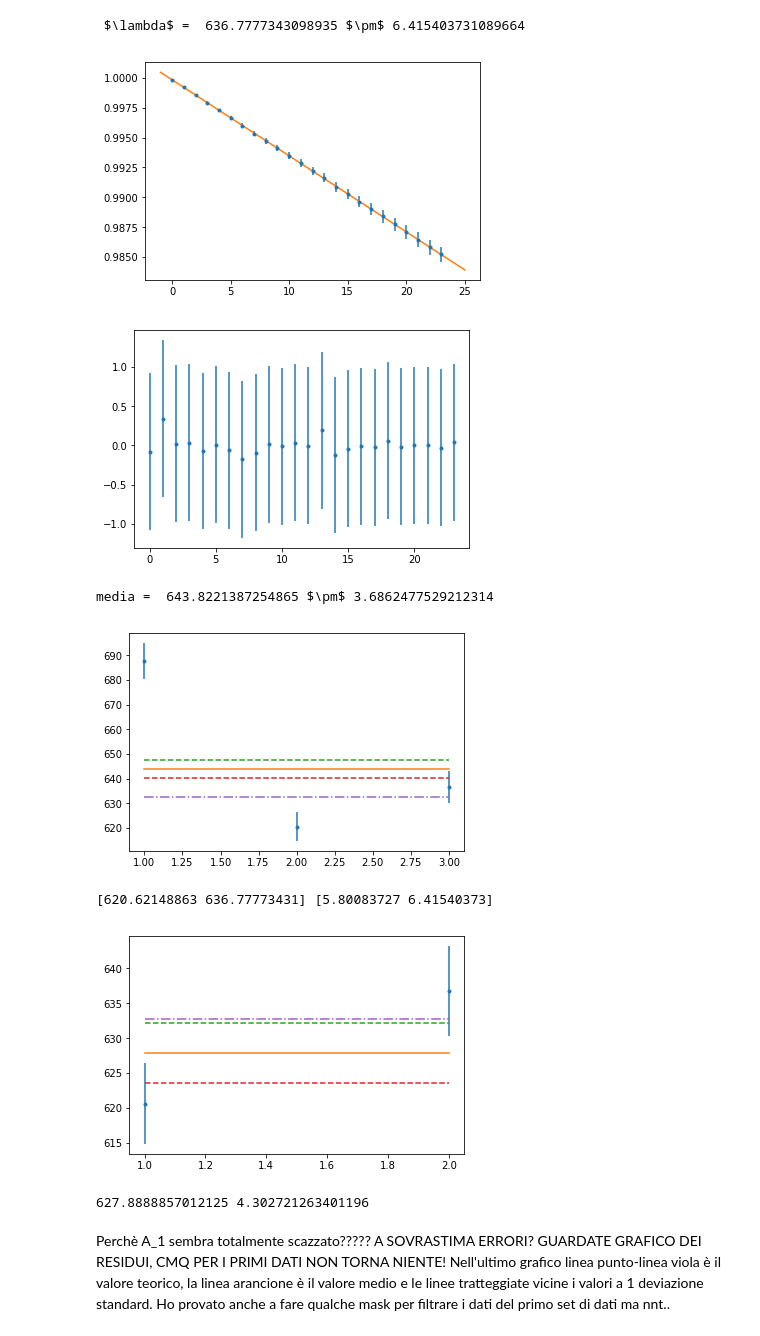
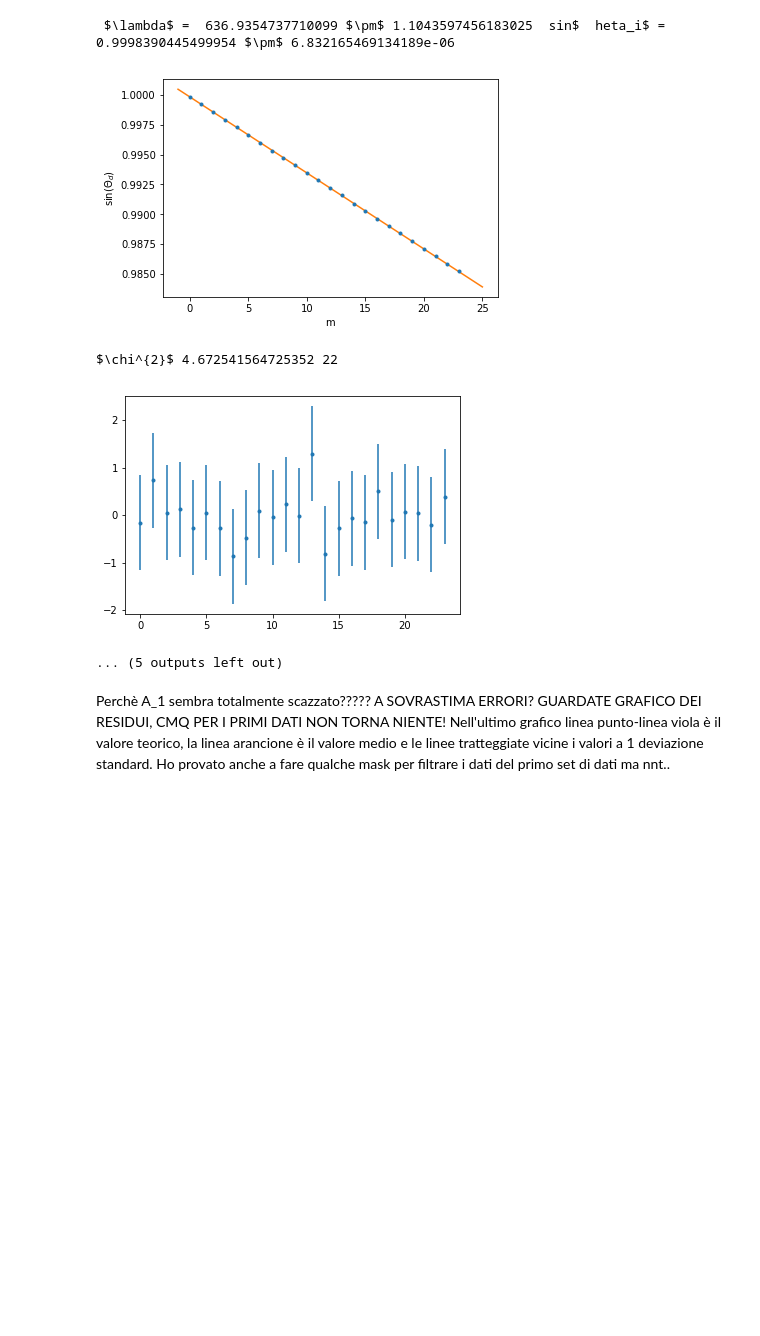
Before and after one commit to Francesco215/Fis-Lab3, a Jupyter notebook: Ottica-2/Ottica2A.ipynb, the cells around one changed output. Cells and saved outputs as stored; diff of their text form; code cells hidden in the pictures; blank space fills up the shorter version.

```diff
--- a/Ottica-2/Ottica2A.ipynb
+++ b/Ottica-2/Ottica2A.ipynb
@@ -20,19 +20,20 @@ def weighted_average(y, dy):
 
 #DATI
 D = 2.22
-dD = 0.05      #metri
-dh = 1         #mm
+dD = 0.00001 #metri ho provato anche con 3 ma gli errori vengono troppo piccoli, sono presenti molti errori sistematici...
+dh = 1.       #mm
 passo_ret = 1  #mm assunto senza errore
 lung_onda = np.array([0.]*3)
 d_lung_onda = np.array([0.]*3)
 nome = np.array(['dati/A1.txt', 'dati/A2.txt', 'dati/A3.txt'])
-immagini = np.array (['immagini/fit_A1.eps', 'immagini/fit_A2.eps', 'immagini/fit_A3.eps', 'immagini/media.eps'])
+immagini = np.array (['immagini/fit_A1.eps', 'immagini/fit_A2.eps', 'immagini/fit_A3.eps', 'immagini/media.eps', 'immagini/media1.eps', 'immagini/residui_norm_A1.eps', 'immagini/residui_norm_A2.eps', 'immagini/residui_norm_A3.eps' ])
 valore_teorico = 632.8   #nm lunghezza d'onda nominale del laser HeNe
 
 for i in range (0,3):
     h = np.loadtxt ( nome[i] , unpack = 'True')
     m = np.linspace (0, len(h)-1, len(h) , dtype = int ) #m parte da zero, il primo punto che abbiamo preso è quello riflesso
     #MASK SU DATI PRIMA PARTE
+    #print(m)
     """
     mask = (m < 4) | (m > 10 )
     m = m[mask]
@@ -46,20 +47,25 @@ for i in range (0,3):
     sin_theta_d = 1./np.sqrt(1. + (tan_theta_n)**2. )
     d_sin_theta_d = ( ( 1. + (tan_theta_n)**2. )**(-1.5) )*tan_theta_n*d_tan_theta_n
     #print ( (d_sin_theta_d/sin_theta_d)*100. )
-    popt, pcov = curve_fit (lineare, m , sin_theta_d , sigma = d_sin_theta_d , absolute_sigma = 'False' ) #absolute sigma?
-    print ( ' $\lambda$ = ', (-1.)*popt[0]*10**6. , '$\pm$',  np.sqrt( pcov.diagonal() )[0]*10**6. )
+    popt, pcov = curve_fit (lineare, m , sin_theta_d , sigma = d_sin_theta_d , absolute_sigma = 'True' ) #absolute sigma? cambia qualcosa mettere o no i param iniziali, io n  li ho messi.....
+    print ( ' $\lambda$ = ', (-1.)*popt[0]*10**6. , '$\pm$',  np.sqrt( pcov.diagonal() )[0]*10**6., ' sin$\theta_i$ = ', popt[1], '$\pm$', np.sqrt( pcov.diagonal() )[1] )
     pl.errorbar (m , sin_theta_d , d_sin_theta_d, fmt = '.')
     x = np.linspace (-1. , len(h) + 1 , 1000)
     pl.plot ( x, lineare (x, *popt) )
-    #pl.savefig(immagini[i],format='eps')
+    pl.xlabel('m')
+    pl.ylabel("sin($\Theta_{d}$)")
+    pl.savefig(immagini[i],format='eps')
     pl.show()
+
+    #CHIQUADRO
+    chi2 = ( ( ( sin_theta_d - lineare(m, *popt) )/ d_sin_theta_d )**2. ).sum()
+    print ( '$\chi^{2}$' , chi2, len(sin_theta_d) - len(popt) )
 
 
     #RESIDUI NORMALIZZATI
     pl.errorbar( m, ( sin_theta_d - lineare (m, *popt) )/d_sin_theta_d , d_sin_theta_d/d_sin_theta_d , fmt = '.')
+    pl.savefig(immagini[i+5],format='eps')
     pl.show()
-
-    #calcolo chi_2 serve??
 
     lung_onda[i] = (-1.)*popt[0]*10**6.
     d_lung_onda[i] = np.sqrt( pcov.diagonal() )[0]*10**6.
@@ -69,24 +75,34 @@ for i in range (0,3):
 media, d_media = weighted_average( lung_onda, d_lung_onda)
 print ( 'media = ', media, '$\pm$',  d_media )
 
-n = np.array ([1,2,3])
+n = np.array([1,2,3])
+y = np.linspace (0.75, 3.25)
 pl.errorbar ( n, lung_onda, d_lung_onda, fmt = '.' )
-pl.plot ( n, np.array([media]*3) )
-pl.plot ( n, np.array([media + d_media]*3), linestyle = 'dashed' )
-pl.plot ( n, np.array([media - d_media]*3), linestyle = 'dashed')    #come si fa insieme? risolvere problema
-pl.plot ( n, np.array([valore_teorico]*3), linestyle = '-.' )      #sembra che nn prende dash-dot e qualcosa nn funzionava...
-#pl.savefig (immagini[3], format = 'eps')
+pl.plot ( y, y - y + media )
+pl.plot ( y, y - y + (valore_teorico), linestyle = '-.', color = 'blue' )      #sembra che nn prende dash-dot e qualcosa nn funzionava...
+pl.plot ( y, y - y + (media + d_media) , linestyle = 'dashed', color = 'green' )
+pl.plot ( y, y - y + (media - d_media), linestyle = 'dashed', color = 'green' )  #come si fa insieme? risolvere problema
+pl.xlabel('Misura')
+pl.ylabel('$\lambda$ [nm]')
+pl.savefig (immagini[3], format = 'eps')
+pl.xticks(n)
+#pl.xticks ( np.arange(2),('Tom', 'Dick') )        #rivedere, interessante....
+#pl.xlim(0.75, 3.25)
 pl.show()
 
 #CALCOLO MEDIA CON I DUE VALORI BUONI
 n1 = np.array([1,2])
+z = np.linspace(0.75, 2.25)                       #numero samples default 50
 print(lung_onda[1:], d_lung_onda[1:])
 pl.errorbar(n1, lung_onda[1:], d_lung_onda[1:], fmt='.')
 media1, d_media1 = weighted_average(lung_onda[1:], d_lung_onda[1:])
-pl.plot(n1, np.array([media1]*2) )
-pl.plot(n1, np.array([media1 + d_media1]*2), linestyle = 'dashed')
-pl.plot(n1, np.array([media1 - d_media1]*2), linestyle = 'dashed')
-pl.plot(n1, np.array([valore_teorico]*2), linestyle = '-.' )
+pl.plot(z, z - z + (media1) )
+pl.plot(z, z - z + (media1 + d_media1), linestyle = 'dashed')
+pl.plot(z, z - z + (media1 - d_media1), linestyle = 'dashed')
+pl.plot(z, z - z + (valore_teorico), linestyle = '-.' )
+pl.xticks(n1)
+#pl.xlim(0.75, 2.25 )
+pl.savefig(immagini[4],format='eps')
 pl.show()
 print (media1, d_media1)
 # %% [output]
@@ -99,11 +117,8 @@ print (media1, d_media1)
- $\lambda$ =  636.7777343098935 $\pm$ 6.415403731089664
+ $\lambda$ =  636.9354737710099 $\pm$ 1.1043597456183025  sin$  heta_i$ =  0.9998390445499954 $\pm$ 6.832165469134189e-06
-[figure, old version]
+[figure, new version]
+$\chi^{2}$ 4.672541564725352 22
-[figure, old version]
+[figure, new version]
-media =  643.8221387254865 $\pm$ 3.6862477529212314
-[figure, removed]
-[620.62148863 636.77773431] [5.80083727 6.41540373]
-[figure, removed]
-627.8888857012125 4.302721263401196
+... (5 outputs left out)
 # %% [markdown]
 Perchè A_1 sembra totalmente scazzato????? A
 SOVRASTIMA ERRORI? GUARDATE GRAFICO DEI RESIDUI, CMQ PER I PRIMI DATI NON TORNA NIENTE!
```
Also changed, not shown: parts of 1 cell of this notebook, 10 other files.
